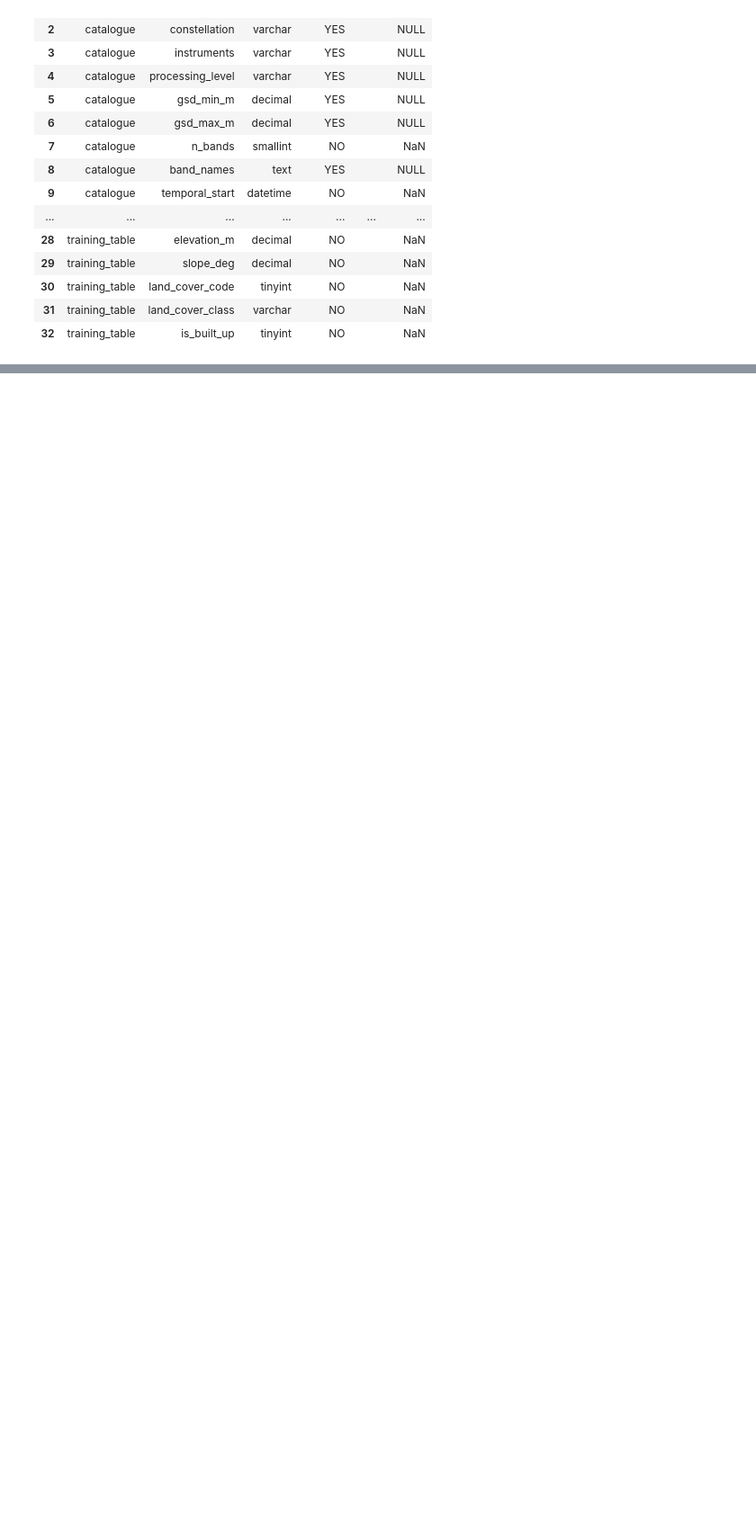
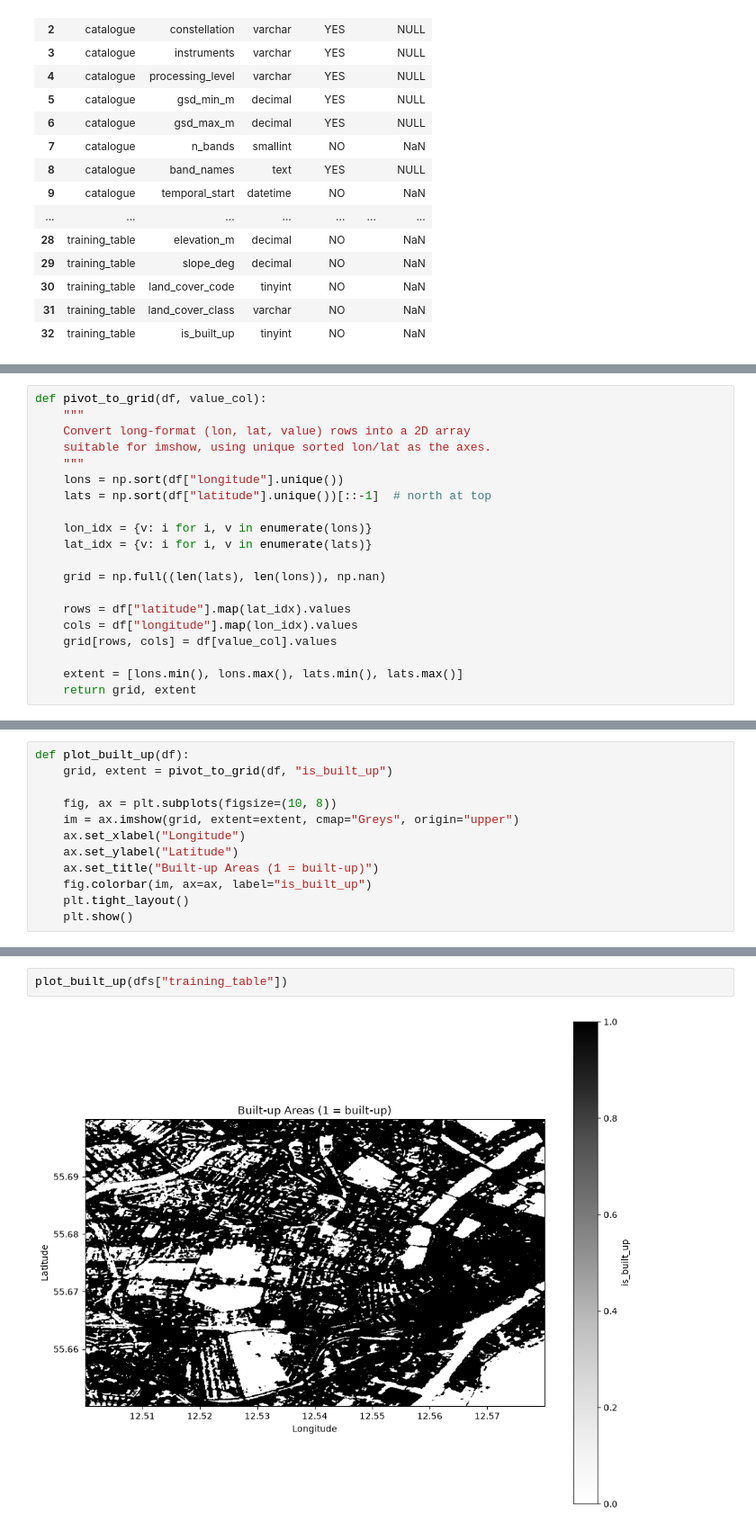
Before and after one commit to Inpatch/Esa_case, a Jupyter notebook: test.ipynb, the cells around one changed output, grey strips where cells are left out. Shown at 90% size. Cells and saved outputs as stored; diff of their text form; blank space fills up the shorter version.

```diff
--- a/test.ipynb
+++ b/test.ipynb
@@ -154,0 +174,20 @@ NameError: name 'df2' is not defined
+# %%
+def pivot_to_grid(df, value_col):
+    """
+    Convert long-format (lon, lat, value) rows into a 2D array
+    suitable for imshow, using unique sorted lon/lat as the axes.
+    """
+    lons = np.sort(df["longitude"].unique())
+    lats = np.sort(df["latitude"].unique())[::-1]  # north at top
+
+    lon_idx = {v: i for i, v in enumerate(lons)}
+    lat_idx = {v: i for i, v in enumerate(lats)}
+
+    grid = np.full((len(lats), len(lons)), np.nan)
+
+    rows = df["latitude"].map(lat_idx).values
+    cols = df["longitude"].map(lon_idx).values
+    grid[rows, cols] = df[value_col].values
+
+    extent = [lons.min(), lons.max(), lats.min(), lats.max()]
+    return grid, extent
@@ -154,0 +219,12 @@ NameError: name 'df2' is not defined
+# %%
+def plot_built_up(df):
+    grid, extent = pivot_to_grid(df, "is_built_up")
+
+    fig, ax = plt.subplots(figsize=(10, 8))
+    im = ax.imshow(grid, extent=extent, cmap="Greys", origin="upper")
+    ax.set_xlabel("Longitude")
+    ax.set_ylabel("Latitude")
+    ax.set_title("Built-up Areas (1 = built-up)")
+    fig.colorbar(im, ax=ax, label="is_built_up")
+    plt.tight_layout()
+    plt.show()
@@ -154,0 +247,4 @@ NameError: name 'df2' is not defined
+# %%
+plot_built_up(dfs["training_table"])
+# %% [output]
+[figure, added]
```
Also changed, not shown: parts of 12 cells of this notebook, 2 other files.
